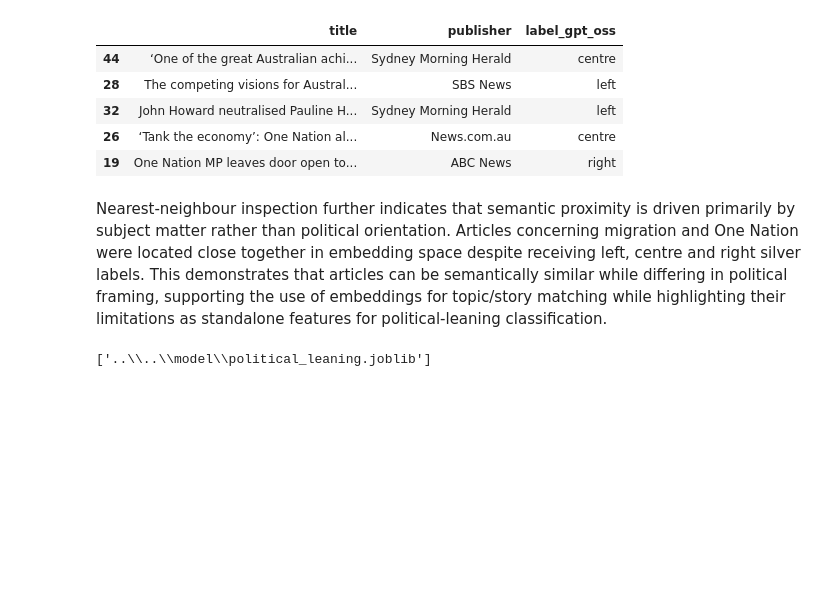
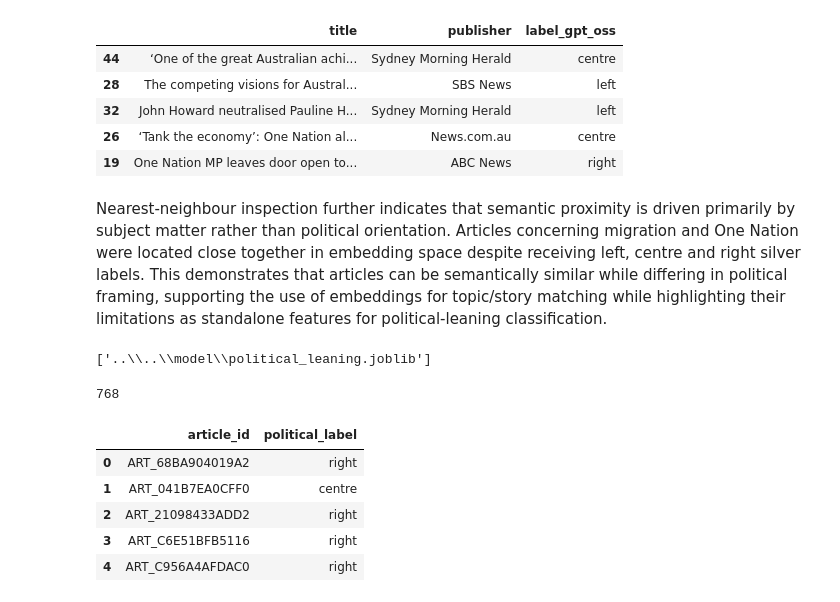
Before and after one commit to jessnxa/nlp_at2_newsprism, a Jupyter notebook: notebooks/02_political_leaning/political_leaning_classif.ipynb, the cells around one changed output. Saved outputs shown, nothing was run; the diff lists cells and outputs as text; code cells hidden in the pictures; blank space fills up the shorter version.

Commit message:
add final label csv

```diff
--- a/notebooks/02_political_leaning/political_leaning_classif.ipynb
+++ b/notebooks/02_political_leaning/political_leaning_classif.ipynb
@@ -909,3 +910,29 @@ config = {
 
 with open("../../model/political_lean_config.json", "w", encoding="utf-8") as f:
     json.dump(config, f, indent=4)
+# %%
+# export csv file with article_id + political labels
+X_mpnet = np.vstack([embed_article(text) for text in silver["clean_text"].fillna("")])
+y = silver["label_gpt_oss"]
+
+mpnet_model = LogisticRegression(max_iter=2000, class_weight="balanced")
+mpnet_model.fit(X_mpnet, y)
+
+print(mpnet_model.n_features_in_)
+# %% [output]
+768
+# %%
+all_embeddings = np.vstack([embed_article(text) for text in df_model["clean_text"].fillna("")])
+all_pred = mpnet_model.predict(all_embeddings)
+
+predictions_df = pd.DataFrame({ "article_id": df_model["article_id"].values, "political_label": all_pred})
+
+predictions_df.to_csv( "labeling_output/political_lean_predictions.csv", index=False)
+predictions_df.head()
+# %% [output]
+|  | article_id | political_label |
+| 0 | ART_68BA904019A2 | right |
+| 1 | ART_041B7EA0CFF0 | centre |
+| 2 | ART_21098433ADD2 | right |
+| 3 | ART_C6E51BFB5116 | right |
+| 4 | ART_C956A4AFDAC0 | right |
```
Also changed, not shown: parts of 3 cells of this notebook, 1 other file.
